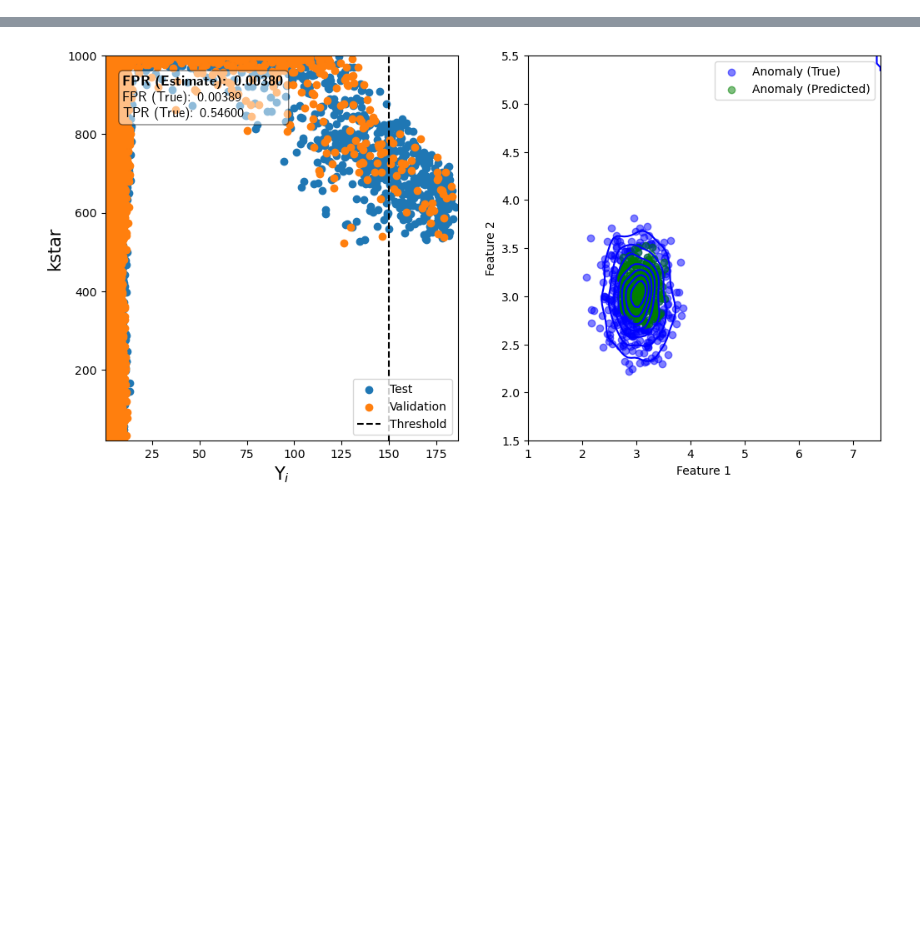
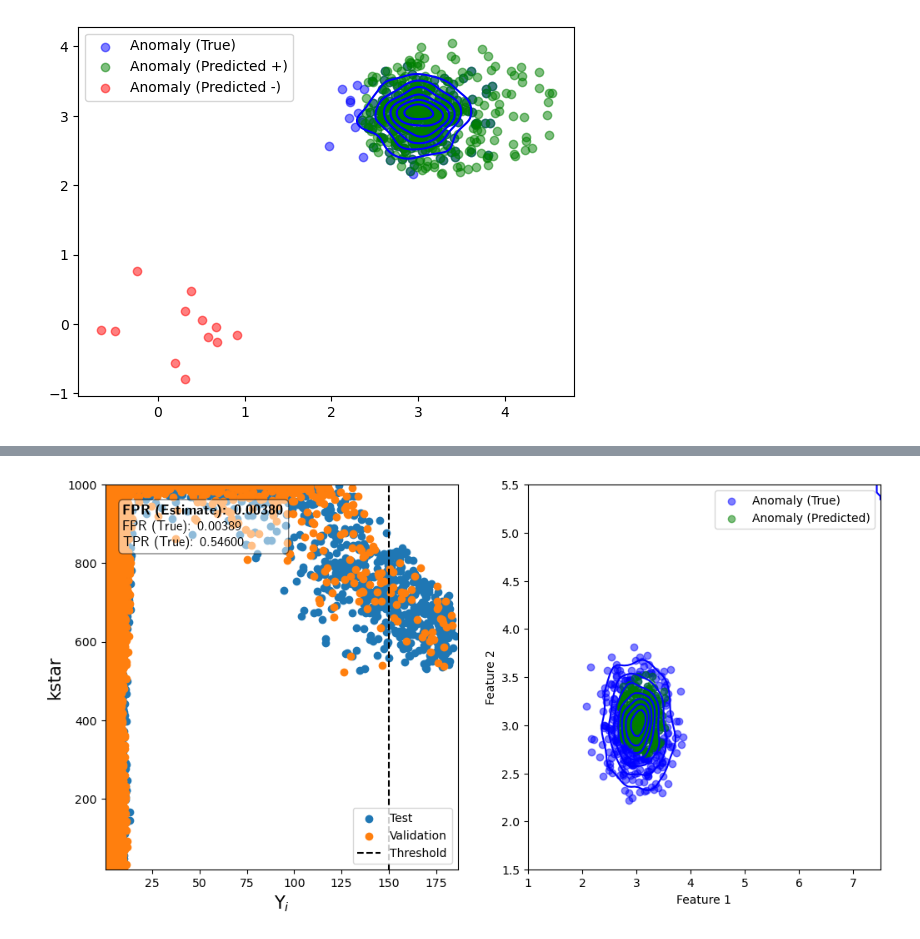
Before and after one commit to sspring137/EagleEye, a Jupyter notebook: examples/Basic_usage/example1.ipynb, the cells around one changed output, grey strips where cells are left out. Cells and saved outputs as stored; diff of their text form; code cells hidden in the pictures; blank space fills up the shorter version.

```diff
--- a/examples/Basic_usage/example1.ipynb
+++ b/examples/Basic_usage/example1.ipynb
@@ -120,0 +158,27 @@ True Positive Rate (True):  0.942
+# %%
+# Calculate over and under deensity points in test wrt reference
+
+Upsilon_i_plus, Upsilon_i_minus ,kstar_plus,kstar_minus= stats['Upsilon_i_plus'], stats['Upsilon_i_minus'] ,stats['kstar_plus'],stats['kstar_minus']
+
+# Now we can use the threshold to classify the anomalies
+anomaly_indices_plus = np.where(Upsilon_i_plus > upsilon_star)[0]
+anomalies_plus = test_samples[anomaly_indices_plus]
+anomaly_indices_minus = np.where(Upsilon_i_minus > upsilon_star)[0]
+anomalies_minus = test_samples[anomaly_indices_minus]
+
+plt.scatter(anom_samples[:, 0], anom_samples[:, 1], c='b', label='Anomaly (True)', alpha=0.5)
+plt.scatter(anomalies_plus[:, 0], anomalies_plus[:, 1], c='g', label='Anomaly (Predicted +)', alpha=0.5)
+plt.scatter(anomalies_minus[:, 0], anomalies_minus[:, 1], c='r', label='Anomaly (Predicted -)', alpha=0.5)
+
+kde = gaussian_kde(anom_samples.T)
+x, y = np.mgrid[anom_samples[:,0].min():anom_samples[:,0].max():100j, anom_samples[:,1].min():anom_samples[:,1].max():100j]
+positions = np.vstack([x.ravel(), y.ravel()])
+density = np.reshape(kde(positions).T, x.shape)
+
+
+# Plot the density contours
+plt.contour(x, y, density, colors='b')
+plt.legend()
+plt.show()
+# %% [output]
+[figure, added]
```
Also changed, not shown: parts of 5 cells of this notebook.
